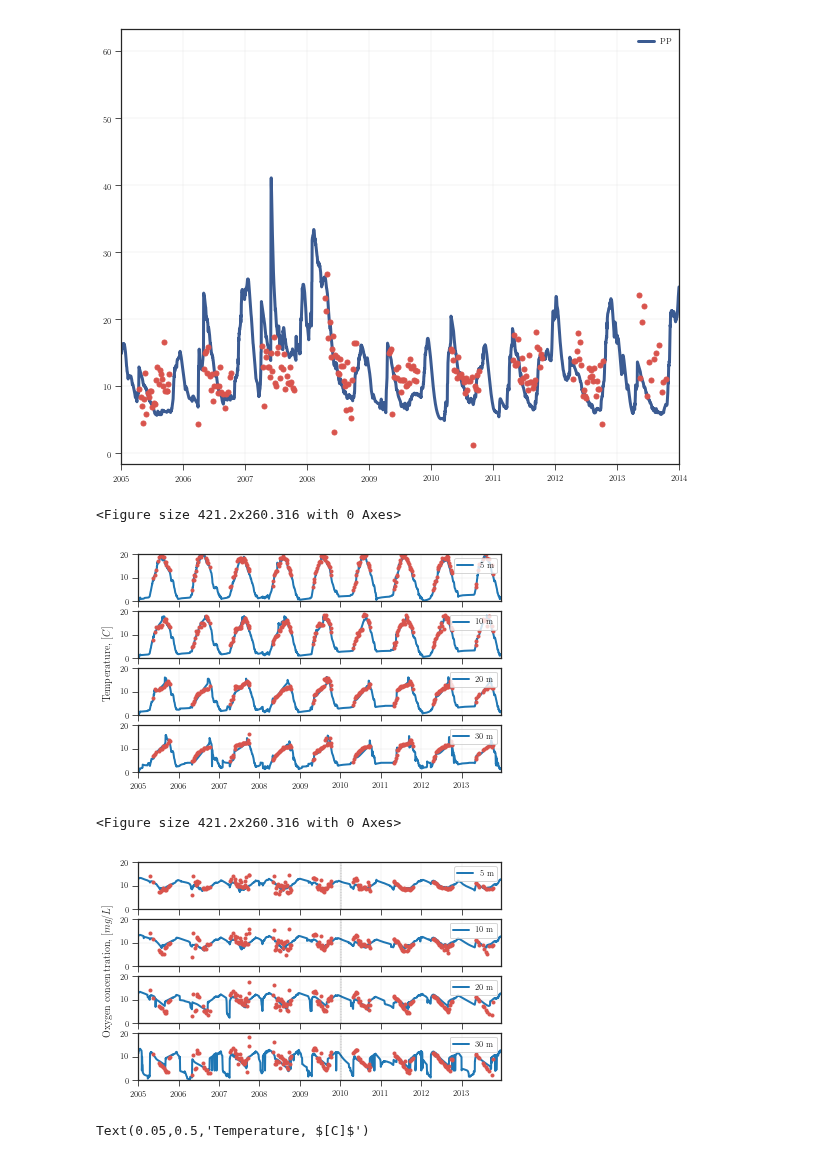
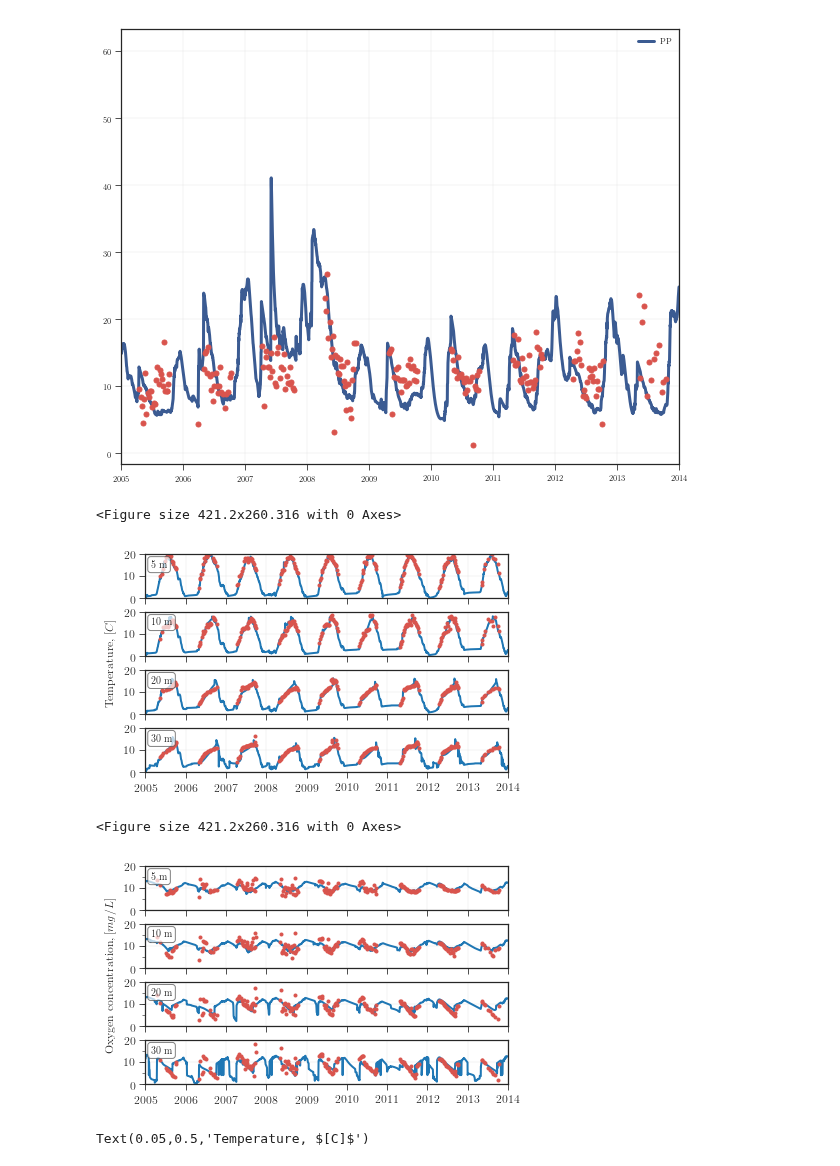
Before and after one commit to biogeochemistry/MyLake_v2_Vansjo, a Jupyter notebook: Postproc_code/Plots_in_the_paper.ipynb, the cells around one changed output. Drawn from its saved outputs; the diff is of its cells as text; code cells hidden in the pictures.

Commit message:
updated some figures

```diff
--- a/Postproc_code/Plots_in_the_paper.ipynb
+++ b/Postproc_code/Plots_in_the_paper.ipynb
@@ -231,40 +248,51 @@ ax.grid(linestyle='-', linewidth=0.2)
 x = 'SampleDate'
 env = 'water'
 fig, axes = newfig_sub(4,1,1)
 results = plotter.env_getter(env)
 # for d,c in zip([5,], sns.color_palette()):
 for d, a in zip([5,10, 20, 30], axes):
     env = 'water'
     inx = np.where(results['z'][0, 0] == d)[0][0]
     y = results['T'][0, 0][inx, :]
     a.plot(-366 + results['days'][0, 0][0], y, lw=2, label=str(d) + ' m', color=None)
     a.plot_date(df[(np.isfinite(df['Temperatur'])) & (df['Depth1'] == d)][x].values, df[(np.isfinite(df['Temperatur'])) & (df.Depth1 == d)]['Temperatur'].values, c=sns.xkcd_rgb["pale red"], label=None, markersize=3)
 
 for ax in axes:
     ax.grid(linestyle='-', linewidth=0.2)
     ax.set_ylim([0, 20])
-    ax.set_xlim([732313 - 366, 735234 -10])
-#     ax.plot((732313+366*4-1, 732313+366*4-1), (0, 23), 'k--', lw=0.3)
-#     ax.set_ylabel(r'$[mg / m^3]$')
-    ax.legend(loc=1, frameon=1)
+    ax.set_xlim([732313 - 366, 735234 ])
+#     ax.legend(loc=2, frameon=1)
     ax.set_xticks([], [])
     ax.xaxis.set_major_locator(mdates.MonthLocator(interval=12))
     ax.xaxis.set_major_formatter(mdates.DateFormatter(' '))
 
 axes[3].xaxis.set_major_locator(mdates.MonthLocator(interval=12))
 axes[3].xaxis.set_major_formatter(mdates.DateFormatter('%Y'))
 
 
-fig.text(0.05, 0.5, r'Temperature, $[C]$', va='center', rotation='vertical')
+
+for d, ax in zip([5,10, 20, 30], axes):
+    ax.text(0.015, 0.76, str(d)+' m', va='center', transform=ax.transAxes, bbox=dict(boxstyle="round", ec="0.3", facecolor='white', alpha=0.7))
+    for tick in ax.yaxis.get_major_ticks():
+        tick.label.set_fontsize('large')
+
+
+for tick in axes[3].xaxis.get_major_ticks():
+    tick.label.set_fontsize('large')
+
+
+fig.text(0.035, 0.5, r'Temperature, $[C]$', va='center', rotation='vertical', fontsize='large')
+
+plt.subplots_adjust(left=None, bottom=None, right=None, top=None, wspace=None, hspace=0.3)
 
 if save_fig:
 # if True:
-    savefig('calibration/Temperature_no_vert')
+    savefig('calibration/Temperature_no_vert_2')
 
 plt.show()
 # %% [output]
 <Figure size 421.2x260.316 with 0 Axes>
-[figure, old version]
+[figure, new version]
 # %%
 x = 'SampleDate'
 
@@ -281,10 +309,8 @@ for d, a in zip([5,10, 20, 30], axes):
 for ax in axes:
     ax.grid(linestyle='-', linewidth=0.2)
     ax.set_ylim([0, 20])
-    ax.set_xlim([732313 - 366, 735234 -10])
-    ax.plot((732313+366*4-1, 732313+366*4-1), (0, 23), 'k--', lw=0.3)
-#     ax.set_ylabel(r'$[mg / m^3]$')
-    ax.legend(loc=1, frameon=1)
+#     ax.set_yticks([0,5,10, 15], [])
+    ax.set_xlim([732313 - 366, 735234])
     ax.set_xticks([], [])
     ax.xaxis.set_major_locator(mdates.MonthLocator(interval=12))
     ax.xaxis.set_major_formatter(mdates.DateFormatter(' '))
@@ -292,8 +318,19 @@ for ax in axes:
 axes[3].xaxis.set_major_locator(mdates.MonthLocator(interval=12))
 axes[3].xaxis.set_major_formatter(mdates.DateFormatter('%Y'))
 
+for d, ax in zip([5,10, 20, 30], axes):
+    ax.text(0.015, 0.76, str(d)+' m', va='center', transform=ax.transAxes, bbox=dict(boxstyle="round", ec="0.3", facecolor='white', alpha=0.7))
+    ax.set_yticks([0,5,10,15], [0,5,10,15])
+#     ax.set_yticklabels([0,5,10,15])
+    for tick in ax.yaxis.get_major_ticks():
+        tick.label.set_fontsize('large')
 
-fig.text(0.05, 0.5, r'Oxygen concentration, $[mg/L]$', va='center', rotation='vertical')
+
+for tick in axes[3].xaxis.get_major_ticks():
+    tick.label.set_fontsize('large')
+
+fig.text(0.035, 0.5, r'Oxygen concentration, $[mg/L]$', va='center', rotation='vertical', fontsize='large')
+plt.subplots_adjust(left=None, bottom=None, right=None, top=None, wspace=None, hspace=0.3)
 
 if save_fig:
 # if True:
@@ -302,7 +339,7 @@ if save_fig:
 plt.show()
 # %% [output]
 <Figure size 421.2x260.316 with 0 Axes>
-[figure, old version]
+[figure, new version]
 # %%
 x = 'SampleDate'
 env = 'water'
```
Also changed, not shown: parts of 2 cells of this notebook, 2 other files.
